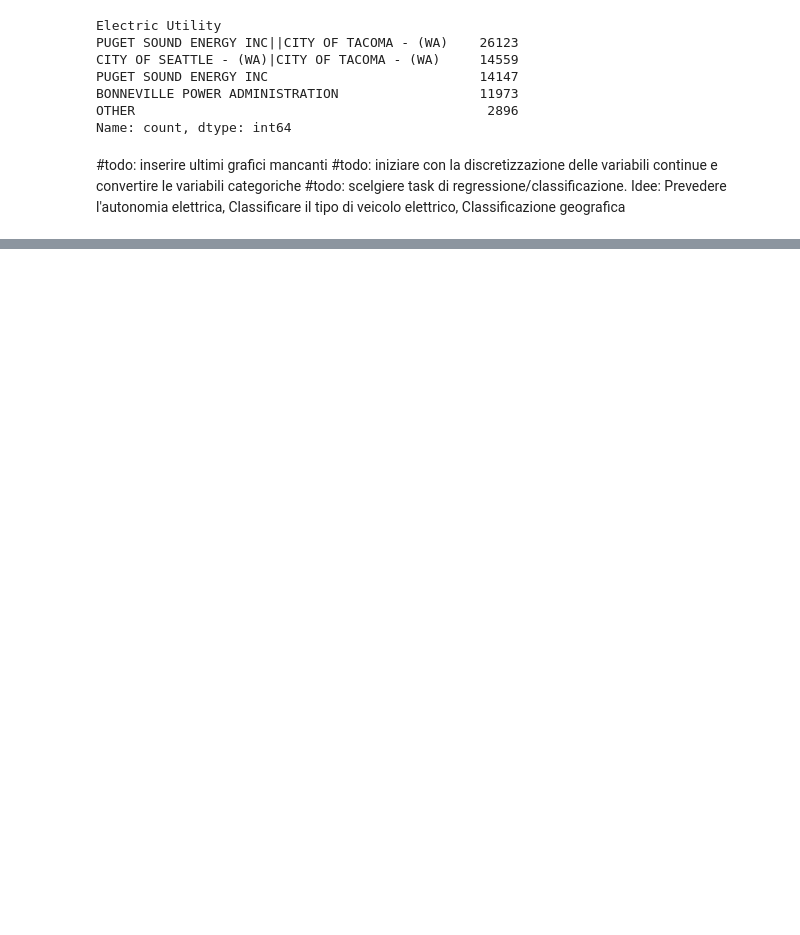
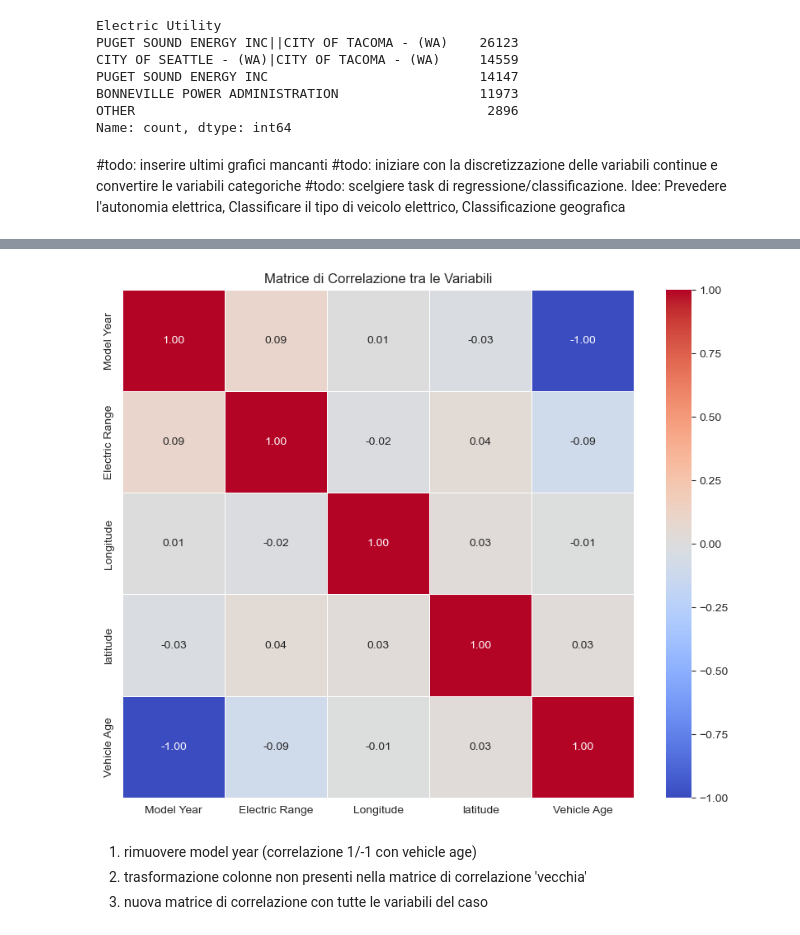
Before and after one commit to Anziano90/siamoTesi, a Jupyter notebook: my_notebook.ipynb, the cells around one changed output, grey strips where cells are left out. Drawn from its saved outputs; the diff is of its cells as text; code cells hidden in the pictures; blank space fills up the shorter version.

Commit message:
added correlation matrix and preparation for classification task(s)

```diff
--- a/my_notebook.ipynb
+++ b/my_notebook.ipynb
@@ -380,0 +429,18 @@ map_washington.save("heatmap_vehicles.html")
+# %%
+# Seleziona solo le colonne numeriche per la matrice di correlazione
+df_numerical = df_prepped.select_dtypes(include=['float64', 'int64'])
+
+# Calcola la matrice di correlazione
+corr_matrix = df_numerical.corr()
+
+# Crea una heatmap della matrice di correlazione
+plt.figure(figsize=(10, 8))
+sns.heatmap(corr_matrix, annot=True, cmap='coolwarm', fmt='.2f', linewidths=0.5)
+plt.title('Matrice di Correlazione tra le Variabili')
+plt.show()
+# %% [output]
+[figure, added]
+# %% [markdown]
+1. rimuovere model year (correlazione 1/-1 con vehicle age)
+2. trasformazione colonne non presenti nella matrice di correlazione 'vecchia'
+3. nuova matrice di correlazione con tutte le variabili del caso
```
Also changed, not shown: parts of 13 cells of this notebook.
